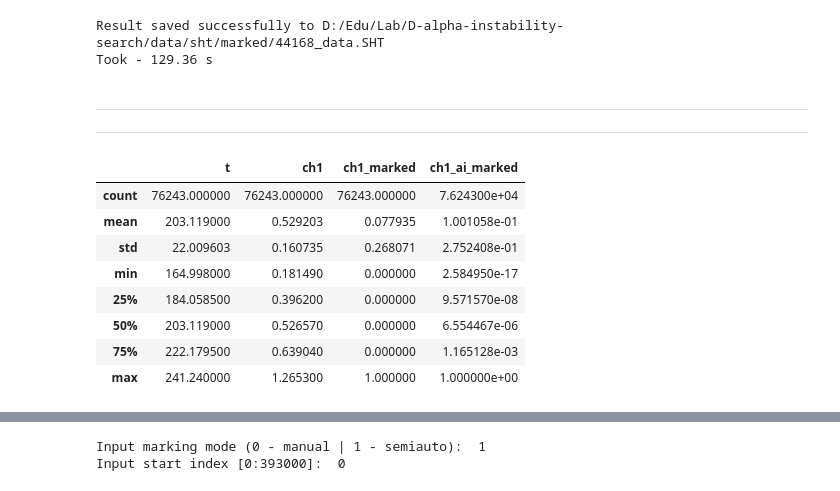
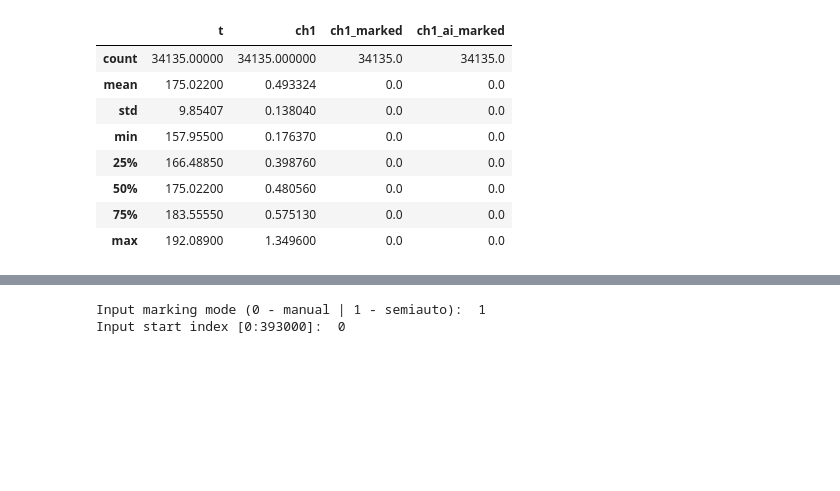
Before and after one commit to feodorrussia/D-alpha-instability-search, a Jupyter notebook: D-alpha marking.ipynb, the cells around one changed output, grey strips where cells are left out. Cells and saved outputs as stored; diff of their text form; code cells hidden in the pictures; blank space fills up the shorter version.

```diff
--- a/D-alpha marking.ipynb
+++ b/D-alpha marking.ipynb
@@ -16,87 +14,25 @@ from source.NN_environment import get_prediction_unet
-# %%
-interval_path = "data/intervals/"
-signal_path = "data/d-alpha/"
-
-filename = "sht44168"
-F_ID = filename[-5:]
-
-df = pd.read_csv(signal_path + filename + ".txt", sep=',')  # read_dataFile(interval_path + filename + "_exportGlobus2.dat", F_ID)
-df = df.rename(columns={"D-alpha_h50": "ch1"})
-df["ch1_marked"] = 0
-df["ch1_ai_marked"] = 0
-
-# print(df.head())
-
-start_time = time.time()
-
-ckpt_v=2
-df["ch1_ai_marked"] = get_prediction_unet(df["ch1"].to_numpy(), ckpt_v=ckpt_v)  # , old=True
-
-df["ch1_marked"] = down_to_zero(np.array(df["ch1_ai_marked"]), edge=0.5)
-df["ch1_marked"] = process_fragments(np.array(df["ch1"]), np.array(df["ch1_marked"]), length_edge=20, scale=0)
-
-to_pack = {
-    "D-alpha, chord=50 cm": {
-        'comment': f'SHOT: #{F_ID}',
-        'unit': 'U(V)',
-        'tMin': df.t.min(),  # minimum time
-        'tMax': df.t.max(),  # maximum time
-        'offset': 0.0,  # ADC zero level offset
-        'yRes': -0.00255615,  # ADC resolution: 0.0001 Volt per adc bit
-        'y': df.ch1.to_list()
-    },
-    "Mark": {
-        'comment': f'ELMs marks (by proc-sys v2.0-0scl; {datetime.now().strftime("%d.%m.%Y")})',
-        'unit': 'U(V)',
-        'tMin': df.t.min(),  # minimum time
-        'tMax': df.t.max(),  # maximum time
-        'offset': 0.0,  # ADC zero level offset
-        'yRes': 0.0001,  # ADC resolution: 0.0001 Volt per adc bit
-        'y': df.ch1_marked.to_list()
-    },
-    "AI prediction": {
-        'comment': f'Processed NN prediction of ELMs (v{ckpt_v}; trn-on: ...)',
-        'unit': 'U(V)',
-        'tMin': df.t.min(),  # minimum time
-        'tMax': df.t.max(),  # maximum time
-        'offset': 0.0,  # ADC zero level offset
-        'yRes': 0.0001,  # ADC resolution: 0.0001 Volt per adc bit
-        'y': df.ch1_ai_marked.to_list()
-    },
-}
-
-packed = shtRipper.ripper.write(path="D:/Edu/Lab/D-alpha-instability-search/data/sht/marked/", filename=f'{F_ID}_data.SHT', data=to_pack)
-
-print(f"Result saved successfully to D:/Edu/Lab/D-alpha-instability-search/data/sht/marked/{F_ID}_data.SHT")
-print(f"Took - {round(time.time() - start_time, 2)} s")
-# %% [output]
-Result saved successfully to D:/Edu/Lab/D-alpha-instability-search/data/sht/marked/44168_data.SHT
-Took - 129.36 s
-# %% [markdown]
----
----
 # %%
 interval_path = "data/intervals/"
 signal_path = "data/d-alpha/"
 
-filename = "sht44183"
+filename = "sht44168"
 F_ID = filename[-5:]
 
 if os.path.isfile(interval_path + f"df/{F_ID}_data.csv"):
     df = pd.read_csv(interval_path + f"df/{F_ID}_data.csv", sep=",")
 else:
     df = read_dataFile(interval_path + filename + "_exportGlobus2.dat", F_ID)
     df["ch1_marked"] = pd.Series([0] * df.shape[0])
     df["ch1_ai_marked"] = pd.Series([0] * df.shape[0])
 
 df.describe()
 # %% [output]
 |  | t | ch1 | ch1_marked | ch1_ai_marked |
-| count | 76243.000000 | 76243.000000 | 76243.000000 | 7.624300e+04 |
-| mean | 203.119000 | 0.529203 | 0.077935 | 1.001058e-01 |
-| std | 22.009603 | 0.160735 | 0.268071 | 2.752408e-01 |
-| min | 164.998000 | 0.181490 | 0.000000 | 2.584950e-17 |
-| 25% | 184.058500 | 0.396200 | 0.000000 | 9.571570e-08 |
-| 50% | 203.119000 | 0.526570 | 0.000000 | 6.554467e-06 |
-| 75% | 222.179500 | 0.639040 | 0.000000 | 1.165128e-03 |
-| max | 241.240000 | 1.265300 | 1.000000 | 1.000000e+00 |
+| count | 34135.00000 | 34135.000000 | 34135.0 | 34135.0 |
+| mean | 175.02200 | 0.493324 | 0.0 | 0.0 |
+| std | 9.85407 | 0.138040 | 0.0 | 0.0 |
+| min | 157.95500 | 0.176370 | 0.0 | 0.0 |
+| 25% | 166.48850 | 0.398760 | 0.0 | 0.0 |
+| 50% | 175.02200 | 0.480560 | 0.0 | 0.0 |
+| 75% | 183.55550 | 0.575130 | 0.0 | 0.0 |
+| max | 192.08900 | 1.349600 | 0.0 | 0.0 |
```
Also changed, not shown: parts of 12 cells of this notebook.
